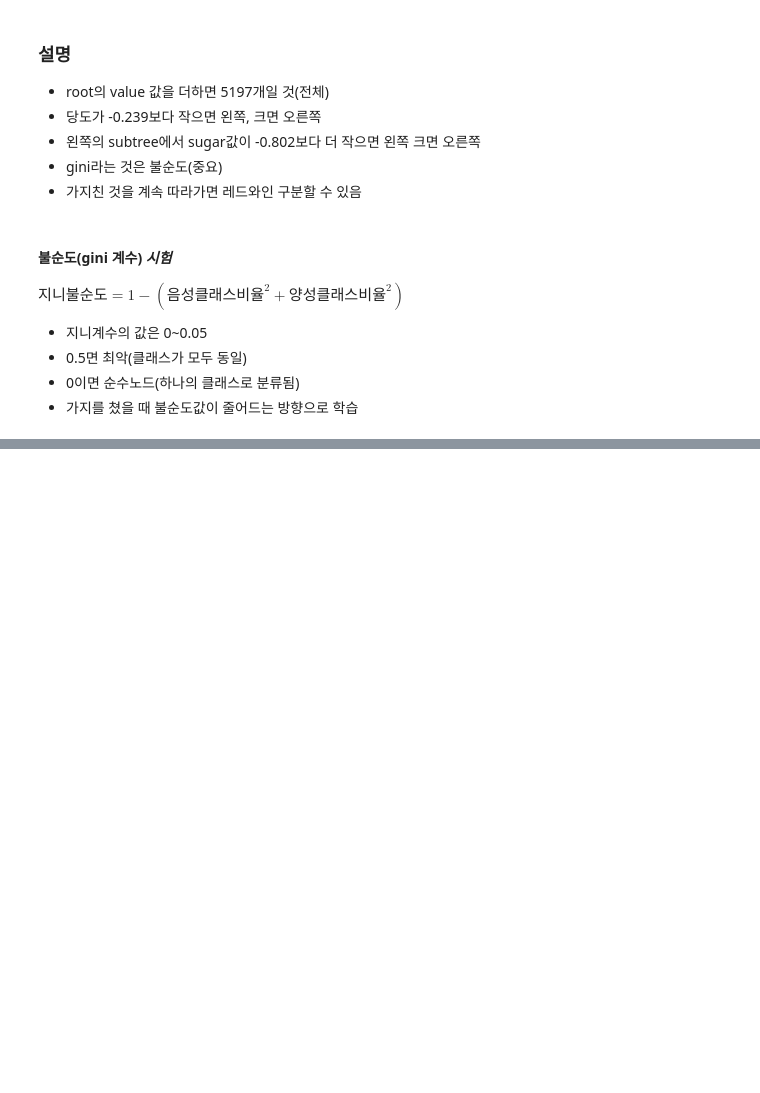
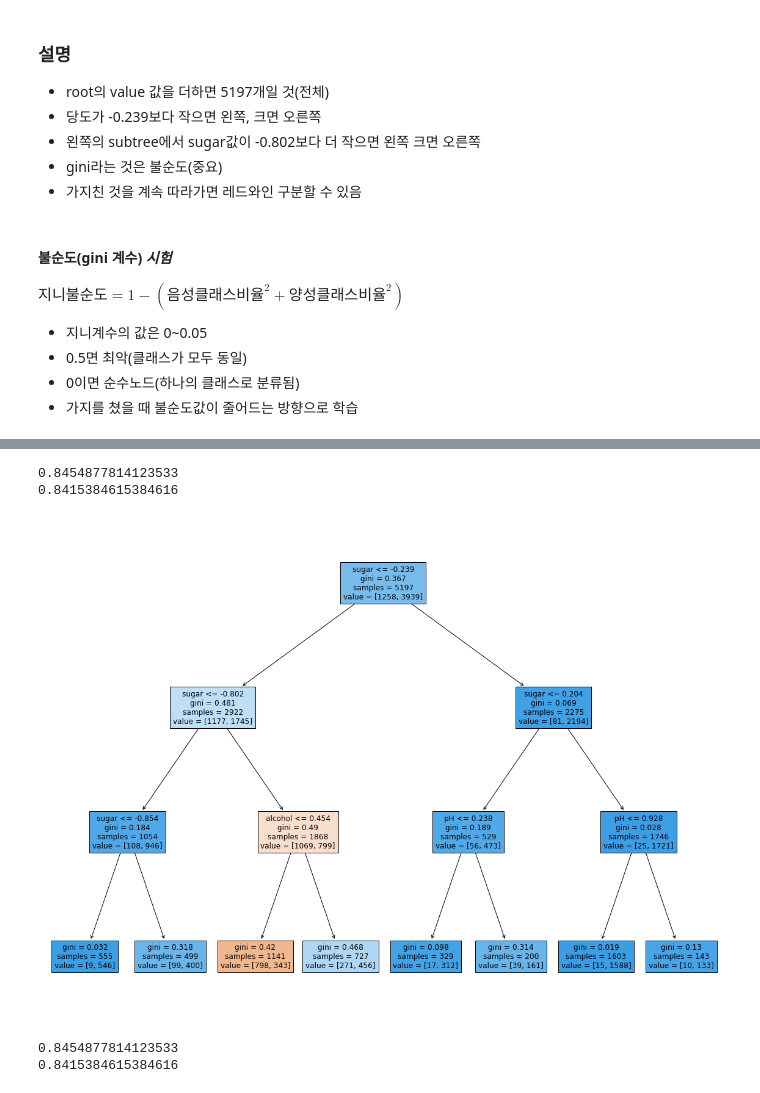
Before and after one commit to YouKyoung-Na/cnu_python_basic, a Jupyter notebook: 결정 트리 모델.ipynb, the cells around one changed output, grey strips where cells are left out. Drawn from its saved outputs; the diff is of its cells as text; code cells hidden in the pictures; blank space fills up the shorter version.

```diff
--- a/결정 트리 모델.ipynb
+++ b/결정 트리 모델.ipynb
@@ -139,0 +147,25 @@ $지니 불순도 = 1-(음성클래스비율^2 + 양성클래스비율^2)$
+# %%
+dt = DecisionTreeClassifier(max_depth=3, random_state =42)  #max_depth를 설정하여 가지치기 길이를 3까지만 함
+dt.fit(train_scaled, train_target)
+
+print(dt.score(train_scaled, train_target))
+print(dt.score(test_scaled, test_target))
+# %% [output]
+0.8454877814123533
+0.8415384615384616
+# %%
+plt.figure(figsize=(20,15))
+plot_tree(dt, filled=True, feature_names=['alcohol','sugar','pH'])
+plt.show()
+# %% [output]
+[figure, added]
+# %%
+dt = DecisionTreeClassifier(max_depth=3, random_state =42)  #max_depth를 설정하여 가지치기 길이를 3까지만 함
+dt.fit(train_input,train_target)
+
+# *_scaled: 정규화 된 값
+print(dt.score(train_input, train_target))  #*_input: 정규화 된 값을 쓰지 않겠다 = 원래의 값을 쓴다
+print(dt.score(test_input, test_target))
+# %% [output]
+0.8454877814123533
+0.8415384615384616
```
Also changed, not shown: parts of 4 cells of this notebook.
